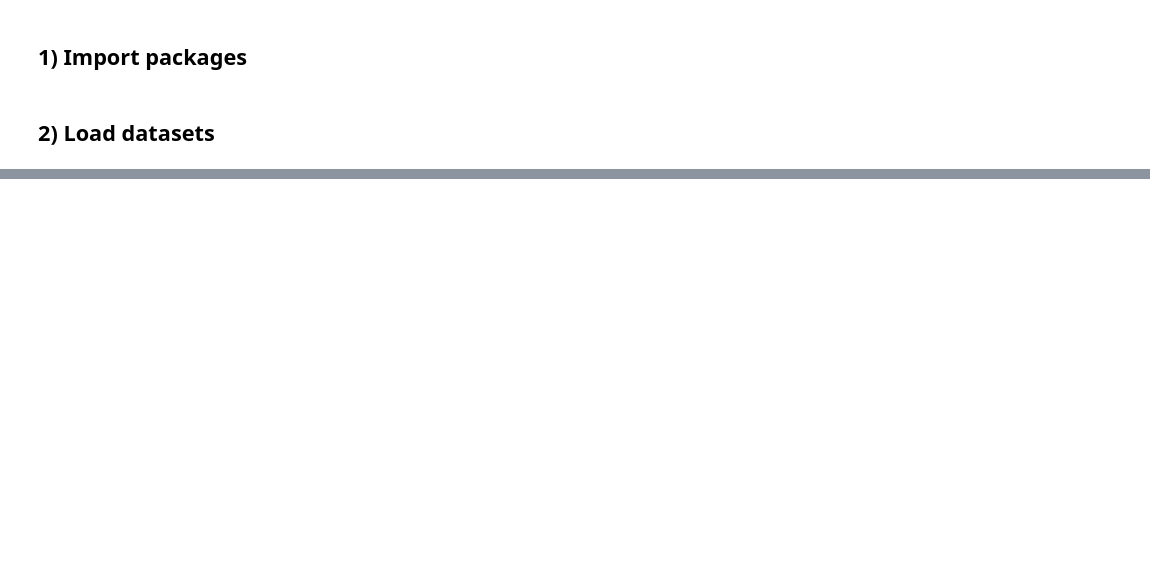
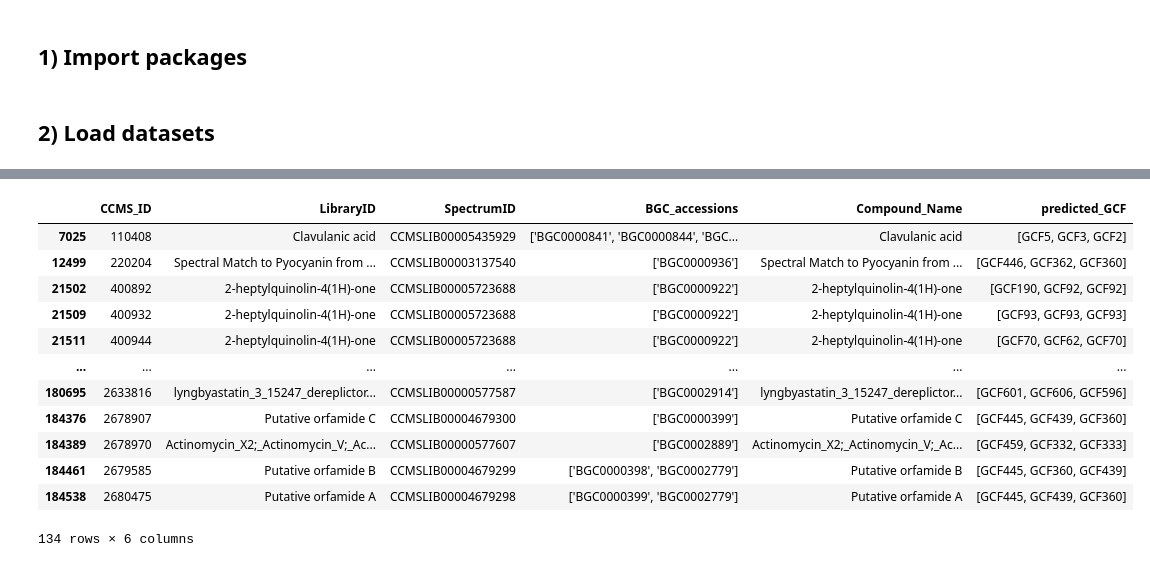
Before and after one commit to Fazel-AVB/NPOmix_python, a Jupyter notebook: ml_methods.ipynb, the cells around one changed output, grey strips where cells are left out. Saved outputs shown, nothing was run; the diff lists cells and outputs as text; code cells hidden in the pictures; blank space fills up the shorter version.

```diff
--- a/ml_methods.ipynb
+++ b/ml_methods.ipynb
@@ -59,0 +257,20 @@ final_df = pd.read_pickle(os.path.join(output_path, 'final_df.pkl'))
+# %%
+# Just keep those rows which are not nan in BGC_accessions predicted_GCF columns (in both columns)
+merged = annotated_nodes_df[annotated_nodes_df['BGC_accessions'].notna() & annotated_nodes_df['predicted_GCF'].notna()]
+
+# Display the first few rows of the annotated nodes DataFrame
+merged
+# %% [output]
+|  | CCMS_ID | LibraryID | SpectrumID | BGC_accessions | Compound_Name | predicted_GCF |
+| 7025 | 110408 | Clavulanic acid | CCMSLIB00005435929 | ['BGC0000841', 'BGC0000844', 'BGC... | Clavulanic acid | [GCF5, GCF3, GCF2] |
+| 12499 | 220204 | Spectral Match to Pyocyanin from ... | CCMSLIB00003137540 | ['BGC0000936'] | Spectral Match to Pyocyanin from ... | [GCF446, GCF362, GCF360] |
+| 21502 | 400892 | 2-heptylquinolin-4(1H)-one | CCMSLIB00005723688 | ['BGC0000922'] | 2-heptylquinolin-4(1H)-one | [GCF190, GCF92, GCF92] |
+| 21509 | 400932 | 2-heptylquinolin-4(1H)-one | CCMSLIB00005723688 | ['BGC0000922'] | 2-heptylquinolin-4(1H)-one | [GCF93, GCF93, GCF93] |
+| 21511 | 400944 | 2-heptylquinolin-4(1H)-one | CCMSLIB00005723688 | ['BGC0000922'] | 2-heptylquinolin-4(1H)-one | [GCF70, GCF62, GCF70] |
+| ... | ... | ... | ... | ... | ... | ... |
+| 180695 | 2633816 | lyngbyastatin_3_15247_dereplictor... | CCMSLIB00000577587 | ['BGC0002914'] | lyngbyastatin_3_15247_dereplictor... | [GCF601, GCF606, GCF596] |
+| 184376 | 2678907 | Putative orfamide C | CCMSLIB00004679300 | ['BGC0000399'] | Putative orfamide C | [GCF445, GCF439, GCF360] |
+| 184389 | 2678970 | Actinomycin_X2;_Actinomycin_V;_Ac... | CCMSLIB00000577607 | ['BGC0002889'] | Actinomycin_X2;_Actinomycin_V;_Ac... | [GCF459, GCF332, GCF333] |
+| 184461 | 2679585 | Putative orfamide B | CCMSLIB00004679299 | ['BGC0000398', 'BGC0002779'] | Putative orfamide B | [GCF445, GCF360, GCF439] |
+| 184538 | 2680475 | Putative orfamide A | CCMSLIB00004679298 | ['BGC0000399', 'BGC0002779'] | Putative orfamide A | [GCF445, GCF439, GCF360] |
+134 rows × 6 columns
```
Also changed, not shown: parts of 25 cells of this notebook, 2 other files.
